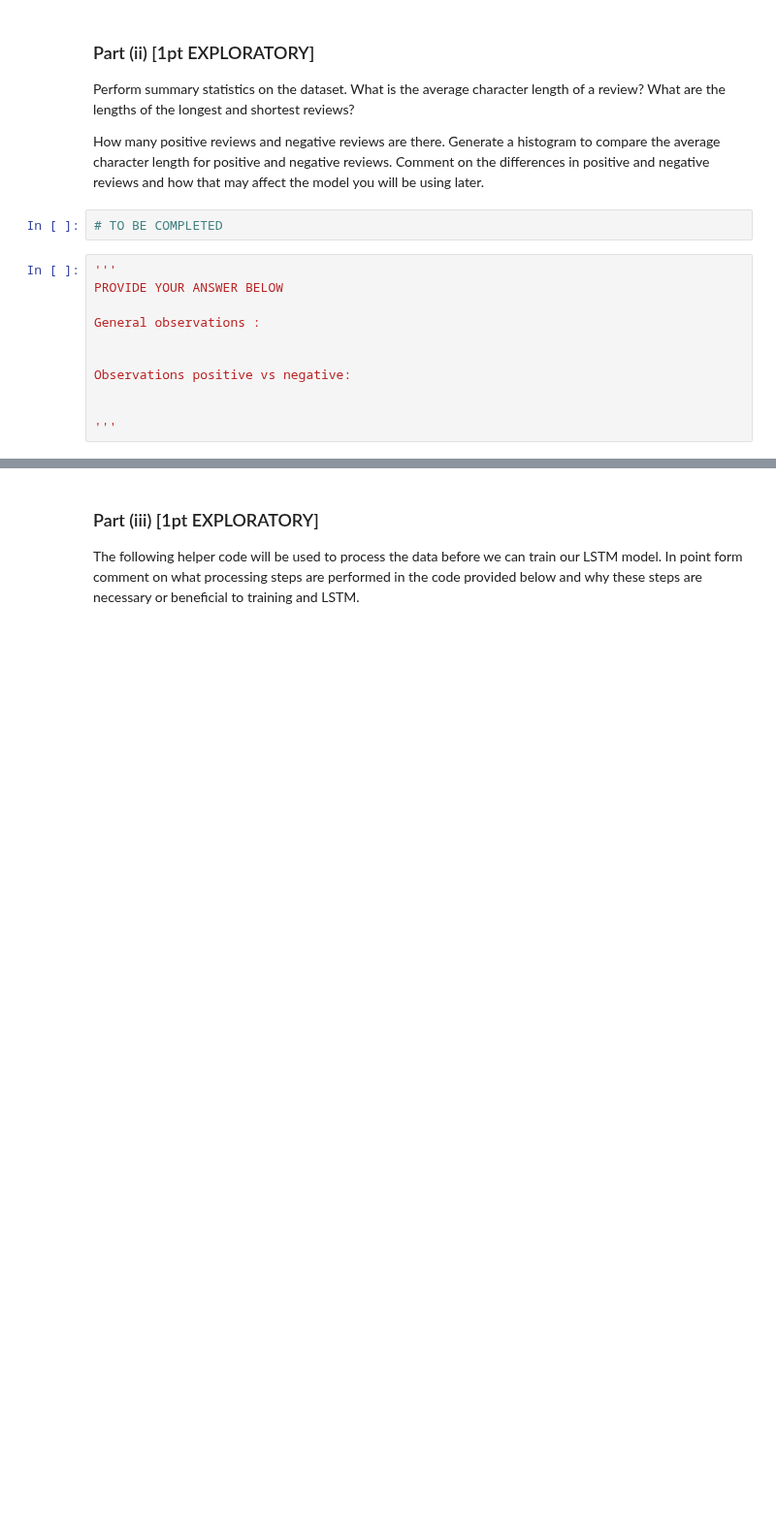
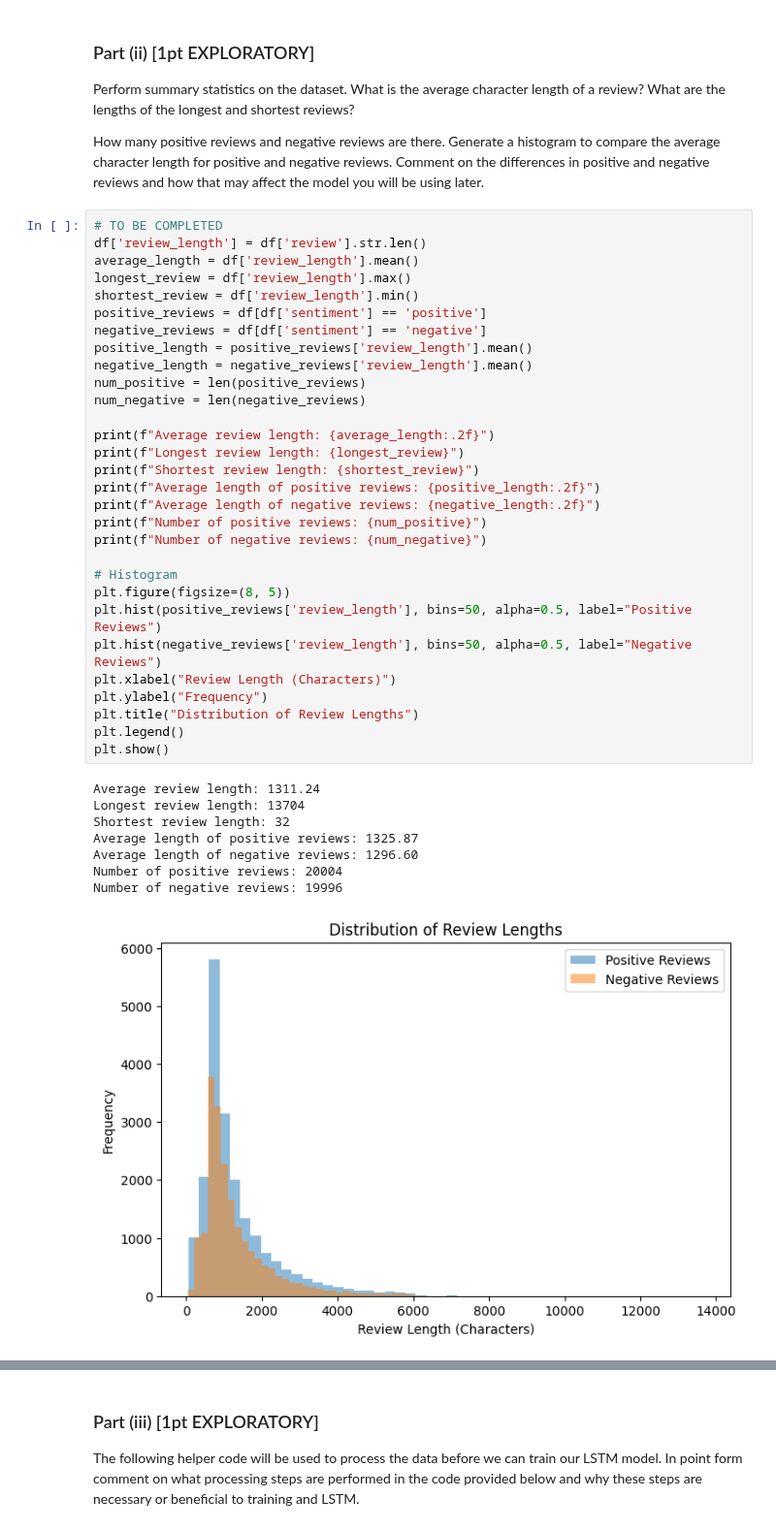
Before and after one commit to Fulankeee/MIE1517-Project-4, a Jupyter notebook: A4.ipynb, the cells around one changed output, grey strips where cells are left out. Shown at 97% size. Saved outputs shown, nothing was run; the diff lists cells and outputs as text; blank space fills up the shorter version.

```diff
--- a/A4.ipynb
+++ b/A4.ipynb
@@ -176,16 +200,42 @@ PROVIDE YOUR ANSWER BELOW
 Perform summary statistics on the dataset. What is the average character length of a review? What are the lengths of the longest and shortest reviews?
 
 How many positive reviews and negative reviews are there. Generate a histogram to compare the average character length for positive and negative reviews. Comment on the differences in positive and negative reviews and how that may affect the model you will be using later.
-# %%
-# TO BE COMPLETED
-# %%
-'''
-PROVIDE YOUR ANSWER BELOW
-
-General observations :
-
-
-Observations positive vs negative:
-
-
-'''
+# %%
+# TO BE COMPLETED
+df['review_length'] = df['review'].str.len()
+average_length = df['review_length'].mean()
+longest_review = df['review_length'].max()
+shortest_review = df['review_length'].min()
+positive_reviews = df[df['sentiment'] == 'positive']
+negative_reviews = df[df['sentiment'] == 'negative']
+positive_length = positive_reviews['review_length'].mean()
+negative_length = negative_reviews['review_length'].mean()
+num_positive = len(positive_reviews)
+num_negative = len(negative_reviews)
+
+print(f"Average review length: {average_length:.2f}")
+print(f"Longest review length: {longest_review}")
+print(f"Shortest review length: {shortest_review}")
+print(f"Average length of positive reviews: {positive_length:.2f}")
+print(f"Average length of negative reviews: {negative_length:.2f}")
+print(f"Number of positive reviews: {num_positive}")
+print(f"Number of negative reviews: {num_negative}")
+
+# Histogram
+plt.figure(figsize=(8, 5))
+plt.hist(positive_reviews['review_length'], bins=50, alpha=0.5, label="Positive Reviews")
+plt.hist(negative_reviews['review_length'], bins=50, alpha=0.5, label="Negative Reviews")
+plt.xlabel("Review Length (Characters)")
+plt.ylabel("Frequency")
+plt.title("Distribution of Review Lengths")
+plt.legend()
+plt.show()
+# %% [output]
+Average review length: 1311.24
+Longest review length: 13704
+Shortest review length: 32
+Average length of positive reviews: 1325.87
+Average length of negative reviews: 1296.60
+Number of positive reviews: 20004
+Number of negative reviews: 19996
+[figure, added]
```
Also changed, not shown: parts of 8 cells of this notebook.
